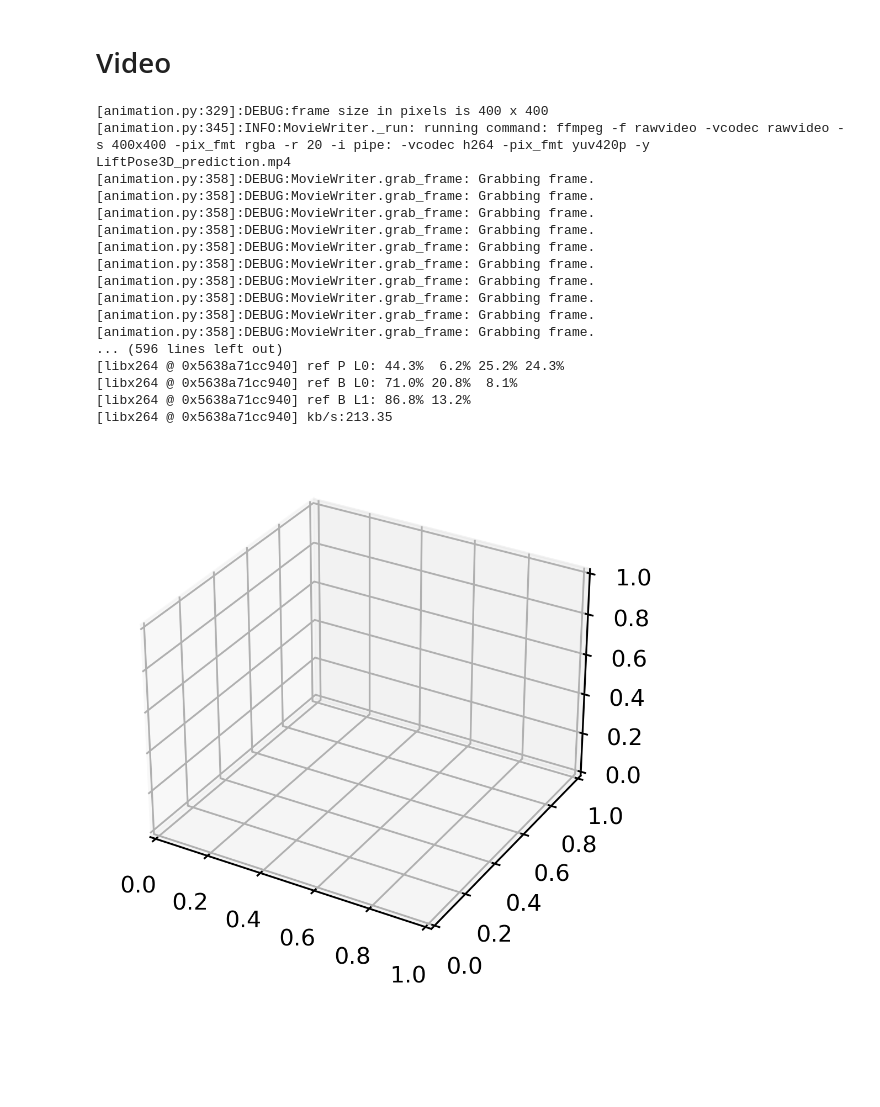
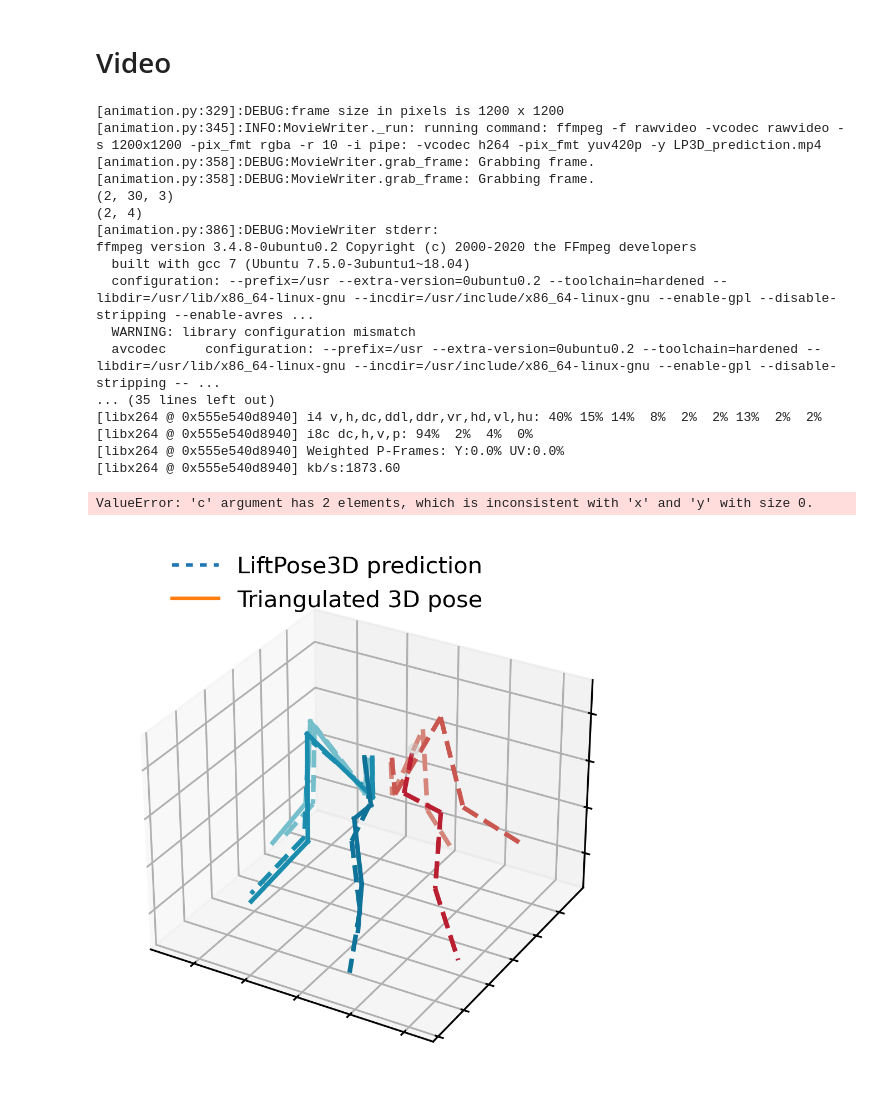
Before and after one commit to NeLy-EPFL/LiftPose3D, a Jupyter notebook: examples/domain_adapt_fly_tether_to_fly_prism/domain_adaptation.ipynb, the cells around one changed output. Cells and saved outputs as stored; diff of their text form; code cells hidden in the pictures; blank space fills up the shorter version.

```diff
--- a/examples/domain_adapt_fly_tether_to_fly_prism/domain_adaptation.ipynb
+++ b/examples/domain_adapt_fly_tether_to_fly_prism/domain_adaptation.ipynb
@@ -361,42 +361,31 @@ plt.savefig('pose.svg')
 # %%
 from liftpose.plot import plot_video_3d
 
 fig = plt.figure(figsize=plt.figaspect(1), dpi=300)
 ax = fig.add_subplot(111, projection='3d')
 
-def f(ax, idx):
-    ax.cla()
+ax.set_xlim([-2,2])
+ax.set_ylim([-2,2])
+ax.set_zlim([-1.5,0.5])
 
-    plot_pose_3d(ax=ax, tar=gt[idx],
-            pred=pred[idx],
-            bones=par_data["vis"]["bones"],
-            limb_id=par_data["vis"]["limb_id"],
-            colors=par_data["vis"]["colors"],
-            good_keypts=kp[idx],
-            show_pred_always=True,
-            legend=True)
-
-    ax.set_xlim([-2,2])
-    ax.set_ylim([-2,2])
-    ax.set_zlim([-1.5,0.5])
-
-plot_video_3d(fig, ax, n=500, fps=20, draw_function=f, name='LiftPose3D_prediction.mp4')
+plot_video_3d(fig, ax, n=100, par=par_data, tar=gt, pred=pred, trailing=10, fps=10)
 # %% [output]
-[animation.py:329]:DEBUG:frame size in pixels is 400 x 400
-[animation.py:345]:INFO:MovieWriter._run: running command: ffmpeg -f rawvideo -vcodec rawvideo -s 400x400 -pix_fmt rgba -r 20 -i pipe: -vcodec h264 -pix_fmt yuv420p -y LiftPose3D_prediction.mp4
+[animation.py:329]:DEBUG:frame size in pixels is 1200 x 1200
+[animation.py:345]:INFO:MovieWriter._run: running command: ffmpeg -f rawvideo -vcodec rawvideo -s 1200x1200 -pix_fmt rgba -r 10 -i pipe: -vcodec h264 -pix_fmt yuv420p -y LP3D_prediction.mp4
 [animation.py:358]:DEBUG:MovieWriter.grab_frame: Grabbing frame.
 [animation.py:358]:DEBUG:MovieWriter.grab_frame: Grabbing frame.
-[animation.py:358]:DEBUG:MovieWriter.grab_frame: Grabbing frame.
-[animation.py:358]:DEBUG:MovieWriter.grab_frame: Grabbing frame.
-[animation.py:358]:DEBUG:MovieWriter.grab_frame: Grabbing frame.
-[animation.py:358]:DEBUG:MovieWriter.grab_frame: Grabbing frame.
-[animation.py:358]:DEBUG:MovieWriter.grab_frame: Grabbing frame.
-[animation.py:358]:DEBUG:MovieWriter.grab_frame: Grabbing frame.
-[animation.py:358]:DEBUG:MovieWriter.grab_frame: Grabbing frame.
-[animation.py:358]:DEBUG:MovieWriter.grab_frame: Grabbing frame.
-... (596 lines left out)
-[libx264 @ 0x5638a71cc940] ref P L0: 44.3%  6.2% 25.2% 24.3%
-[libx264 @ 0x5638a71cc940] ref B L0: 71.0% 20.8%  8.1%
-[libx264 @ 0x5638a71cc940] ref B L1: 86.8% 13.2%
-[libx264 @ 0x5638a71cc940] kb/s:213.35
+(2, 30, 3)
+(2, 4)
+[animation.py:386]:DEBUG:MovieWriter stderr:
+ffmpeg version 3.4.8-0ubuntu0.2 Copyright (c) 2000-2020 the FFmpeg developers
+  built with gcc 7 (Ubuntu 7.5.0-3ubuntu1~18.04)
+  configuration: --prefix=/usr --extra-version=0ubuntu0.2 --toolchain=hardened --libdir=/usr/lib/x86_64-linux-gnu --incdir=/usr/include/x86_64-linux-gnu --enable-gpl --disable-stripping --enable-avres ...
+  WARNING: library configuration mismatch
+  avcodec     configuration: --prefix=/usr --extra-version=0ubuntu0.2 --toolchain=hardened --libdir=/usr/lib/x86_64-linux-gnu --incdir=/usr/include/x86_64-linux-gnu --enable-gpl --disable-stripping -- ...
+... (35 lines left out)
+[libx264 @ 0x555e540d8940] i4 v,h,dc,ddl,ddr,vr,hd,vl,hu: 40% 15% 14%  8%  2%  2% 13%  2%  2%
+[libx264 @ 0x555e540d8940] i8c dc,h,v,p: 94%  2%  4%  0%
+[libx264 @ 0x555e540d8940] Weighted P-Frames: Y:0.0% UV:0.0%
+[libx264 @ 0x555e540d8940] kb/s:1873.60
+ValueError: 'c' argument has 2 elements, which is inconsistent with 'x' and 'y' with size 0.
-[figure, old version]
+[figure, new version]
```
Also changed, not shown: parts of 1 cell of this notebook, 4 other files.
